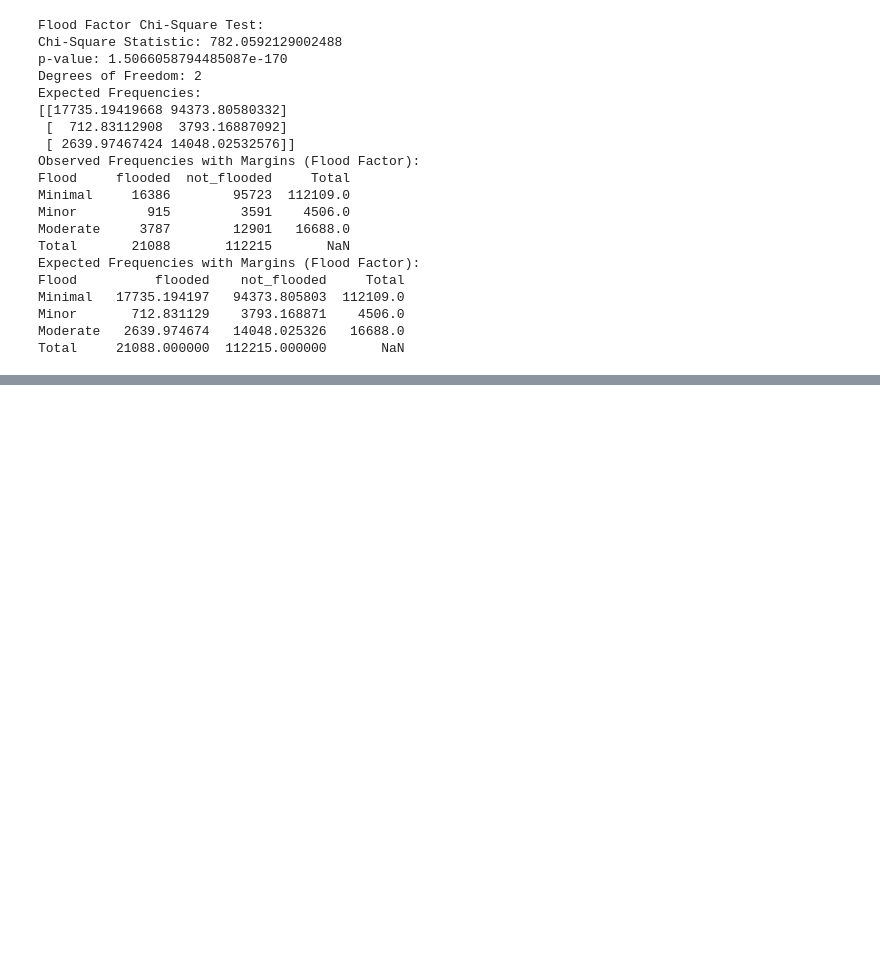
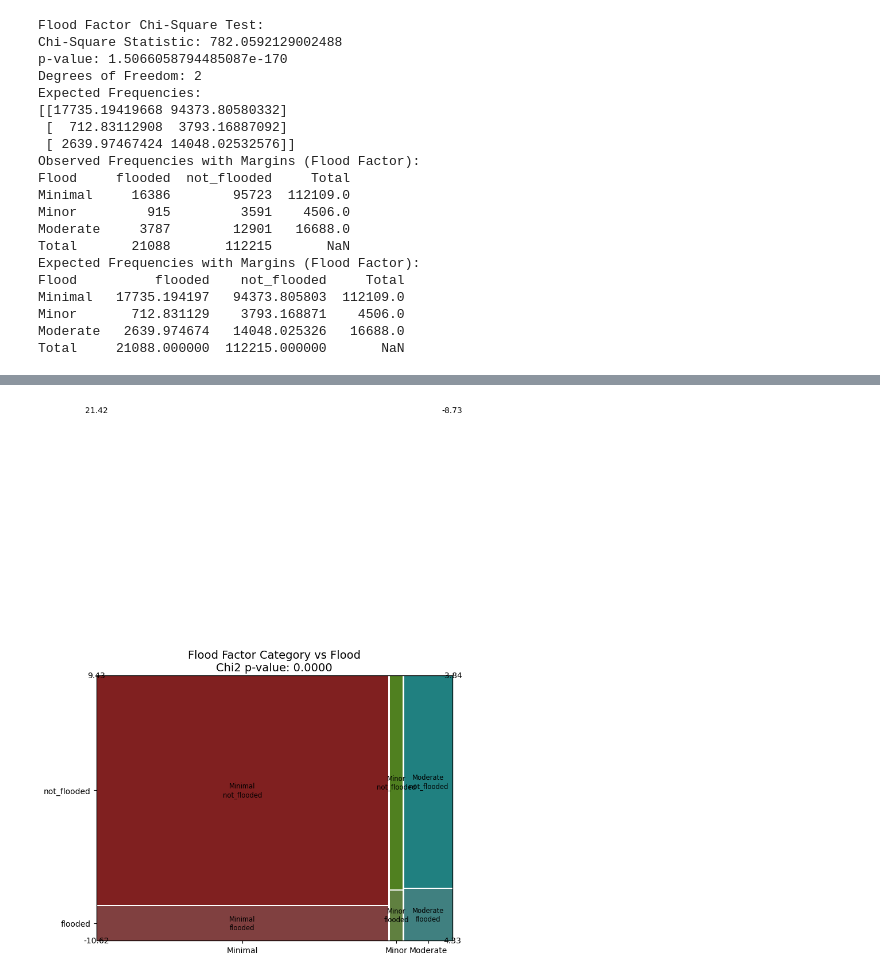
Before and after one commit to chsharrison/Sci_comp_F24, a Jupyter notebook: Israt_Tama/Final_Project.ipynb, the cells around one changed output, grey strips where cells are left out. Saved outputs shown, nothing was run; the diff lists cells and outputs as text; code cells hidden in the pictures; blank space fills up the shorter version.

```diff
--- a/Israt_Tama/Final_Project.ipynb
+++ b/Israt_Tama/Final_Project.ipynb
@@ -378,0 +618,34 @@ Total     21088.000000  112215.000000       NaN
+# %%
+import pandas as pd
+import matplotlib.pyplot as plt
+from statsmodels.graphics.mosaicplot import mosaic
+from scipy.stats import chi2_contingency
+import numpy as np
+
+
+
+# Create the contingency table
+contingency_table = pd.crosstab(Flood['ff_category'], Flood['flood'])
+
+# Perform the Chi-squared test
+chi2, p, dof, expected = chi2_contingency(contingency_table)
+
+# Compute the Pearson residuals
+residuals = (contingency_table - expected) / np.sqrt(expected)
+
+# Display the mosaic plot
+fig, ax = plt.subplots(figsize=(8, 6))
+mosaic(contingency_table.stack(), title="Flood Factor Category vs Flood", ax=ax)
+
+# Annotate with Pearson residuals
+for (i, j), val in np.ndenumerate(residuals):
+    ax.text(j, i, f'{val:.2f}', color='black', ha='center', va='center', fontsize=10)
+
+# Add the p-value to the plot title
+ax.set_title(f"Flood Factor Category vs Flood\nChi2 p-value: {p:.4f}", fontsize=14)
+plt.savefig("ff_Category_plot.png", dpi=700, bbox_inches="tight")
+
+# Show the plot
+plt.show()
+# %% [output]
+[figure, added]
```
Also changed, not shown: parts of 17 cells of this notebook.
